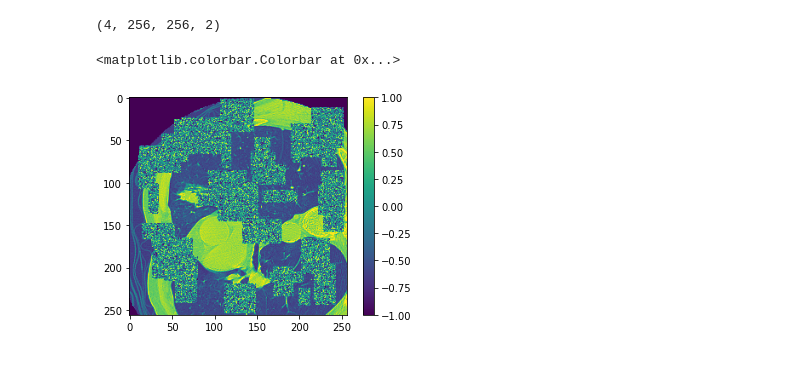
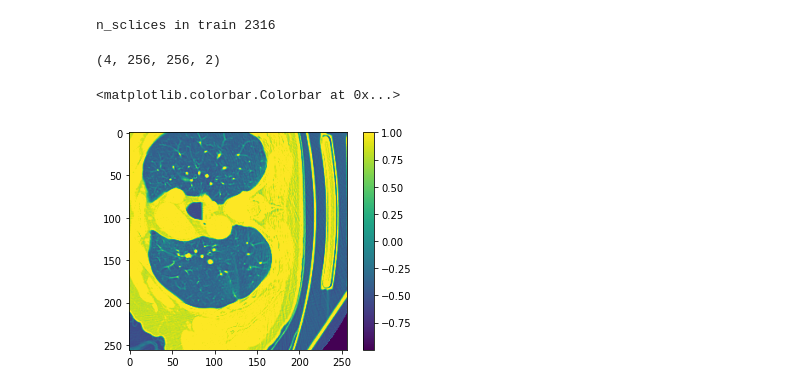
Before and after one commit to voreille/plc_segmentation, a Jupyter notebook: notebooks/explo_dino.ipynb, the cells around one changed output. Cells and saved outputs as stored; diff of their text form; code cells hidden in the pictures.

```diff
--- a/notebooks/explo_dino.ipynb
+++ b/notebooks/explo_dino.ipynb
@@ -17,12 +19,38 @@ os.environ["CUDA_VISIBLE_DEVICES"] = '1'
 h5_file = h5py.File("../data/processed/hdf5_2d/data_selected_slices.hdf5", "r")
 clinical_df = pd.read_csv(
     "../data/clinical_info_with_lung_info.csv").set_index("patient_id")
+# %%
+ids_train, ids_val, ids_test = get_split(0)
+# %%
+BATCH_SIZE = 4
+EPOCHS= 100
+STEPS_PER_EPOCH = int(510 // BATCH_SIZE) # 5093 slices
+STEPS_PER_EPOCH = 200
 # %%
-ds = get_tf_data(h5_file, clinical_df, local_inpainting=False, n_channels=2)
+ds = get_tf_data(h5_file,
+                 clinical_df,
+                 patient_list=ids_train,
+                 local_inpainting=False,
+                 n_channels=2,
+                 painting_method="random").repeat().batch(BATCH_SIZE).take(
+                     STEPS_PER_EPOCH)
+# %%
+n_sclices = 0
+for p_id in ids_train:
+    n_sclices += h5_file[p_id]["image"][()].shape[2]
+print(f"n_sclices in train {n_sclices}")
+# %% [output]
+n_sclices in train 2316
 # %%
-for images in ds.batch(4).take(1).as_numpy_iterator():
+for images in ds.take(1).as_numpy_iterator():
     pass
 # %%
 images[0].shape
 # %% [output]
 (4, 256, 256, 2)
+# %%
+plt.imshow(images[1][1,:, :, 0])
+plt.colorbar()
+# %% [output]
+<matplotlib.colorbar.Colorbar at 0x...>
+[figure, added]
@@ -29,6 +63,2 @@ images[0].shape
 # %%
-plt.imshow(images[2][0,:, :, 0])
-plt.colorbar()
+plt.imshow(model_s(images[2])[0, :, :, 0])
-# %% [output]
-<matplotlib.colorbar.Colorbar at 0x...>
-[figure, removed]
```
Also changed, not shown: parts of 56 cells of this notebook, 34 other files.
